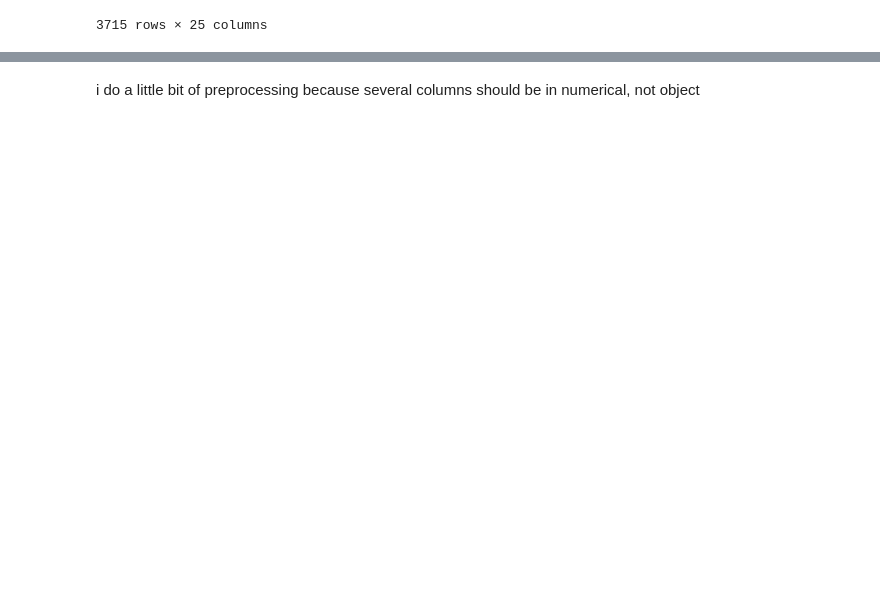
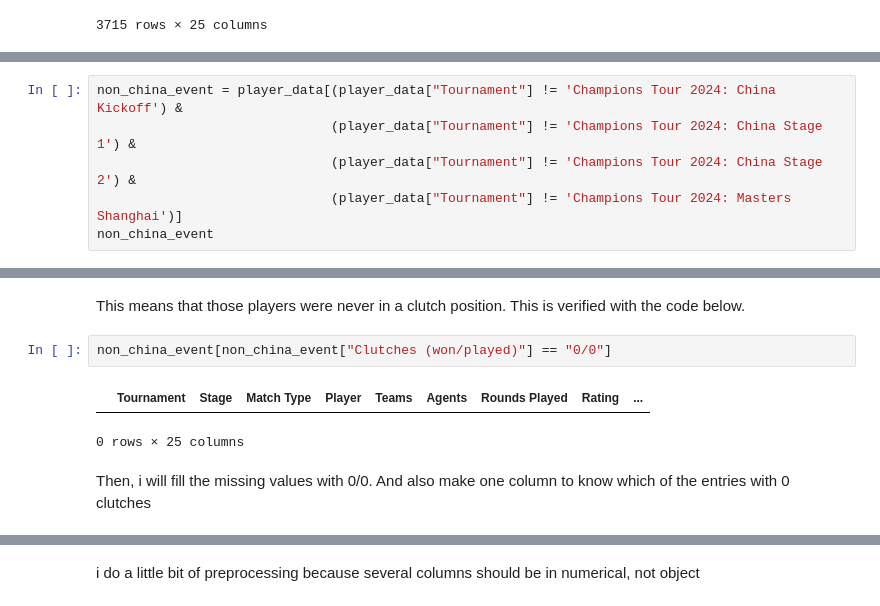
Before and after one commit to nabilrakaiza/val_project, a Jupyter notebook: notebook.ipynb, the cells around one changed output, grey strips where cells are left out. Cells and saved outputs as stored; diff of their text form; blank space fills up the shorter version.

```diff
--- a/notebook.ipynb
+++ b/notebook.ipynb
@@ -109,0 +256,6 @@ player_data
+# %%
+non_china_event = player_data[(player_data["Tournament"] != 'Champions Tour 2024: China Kickoff') &
+                              (player_data["Tournament"] != 'Champions Tour 2024: China Stage 1') &
+                              (player_data["Tournament"] != 'Champions Tour 2024: China Stage 2') &
+                              (player_data["Tournament"] != 'Champions Tour 2024: Masters Shanghai')]
+non_china_event
@@ -109,0 +276,9 @@ player_data
+# %% [markdown]
+This means that those players were never in a clutch position. This is verified with the code below.
+# %%
+non_china_event[non_china_event["Clutches (won/played)"] == "0/0"]
+# %% [output]
+|  | Tournament | Stage | Match Type | Player | Teams | Agents | Rounds Played | Rating | ... |
+0 rows × 25 columns
+# %% [markdown]
+Then, i will fill the missing values with 0/0. And also make one column to know which of the entries with 0 clutches
```
Also changed, not shown: parts of 40 cells of this notebook, 4 other files.
